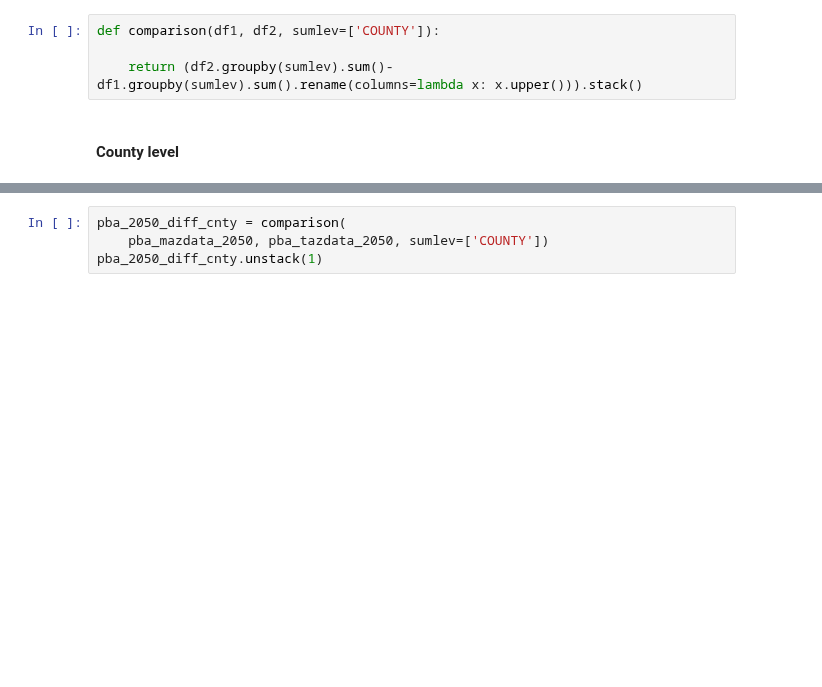
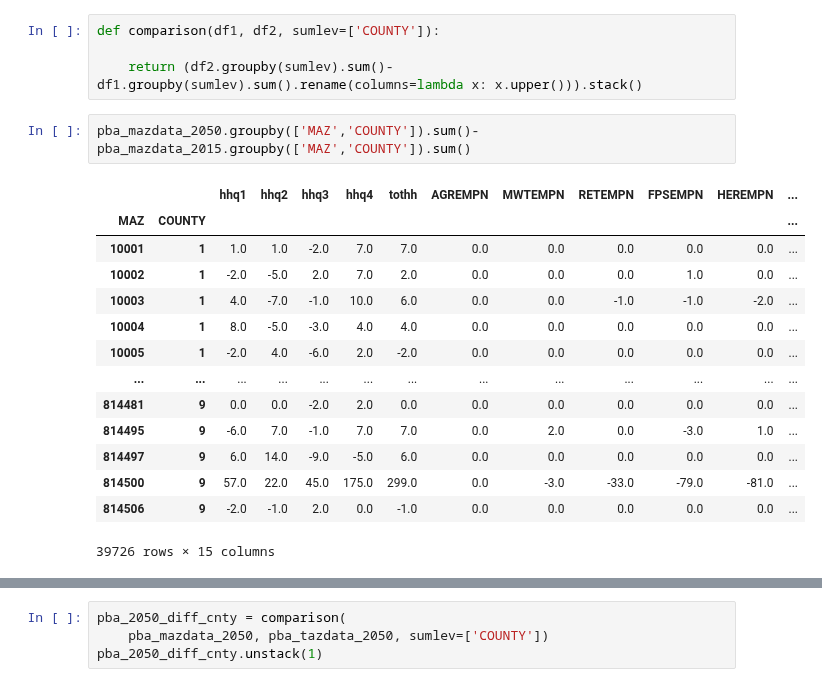
Before and after one commit to BayAreaMetro/petrale, a Jupyter notebook: scripts/Check TAZ vs MAZ data summaries.ipynb, the cells around one changed output, grey strips where cells are left out. Saved outputs shown, nothing was run; the diff lists cells and outputs as text; blank space fills up the shorter version.

```diff
--- a/scripts/Check TAZ vs MAZ data summaries.ipynb
+++ b/scripts/Check TAZ vs MAZ data summaries.ipynb
@@ -66,5 +66,20 @@ pba_tazdata_2050['taz1454'] = pba_tazdata_2050.ZONE
 def comparison(df1, df2, sumlev=['COUNTY']):
 
     return (df2.groupby(sumlev).sum()-df1.groupby(sumlev).sum().rename(columns=lambda x: x.upper())).stack()
-# %% [markdown]
-#### County level
+# %%
+pba_mazdata_2050.groupby(['MAZ','COUNTY']).sum()-pba_mazdata_2015.groupby(['MAZ','COUNTY']).sum()
+# %% [output]
+|  |  | hhq1 | hhq2 | hhq3 | hhq4 | tothh | AGREMPN | MWTEMPN | RETEMPN | FPSEMPN | HEREMPN | ... |
+| MAZ | COUNTY |  |  |  |  |  |  |  |  |  |  | ... |
+| 10001 | 1 | 1.0 | 1.0 | -2.0 | 7.0 | 7.0 | 0.0 | 0.0 | 0.0 | 0.0 | 0.0 | ... |
+| 10002 | 1 | -2.0 | -5.0 | 2.0 | 7.0 | 2.0 | 0.0 | 0.0 | 0.0 | 1.0 | 0.0 | ... |
+| 10003 | 1 | 4.0 | -7.0 | -1.0 | 10.0 | 6.0 | 0.0 | 0.0 | -1.0 | -1.0 | -2.0 | ... |
+| 10004 | 1 | 8.0 | -5.0 | -3.0 | 4.0 | 4.0 | 0.0 | 0.0 | 0.0 | 0.0 | 0.0 | ... |
+| 10005 | 1 | -2.0 | 4.0 | -6.0 | 2.0 | -2.0 | 0.0 | 0.0 | 0.0 | 0.0 | 0.0 | ... |
+| ... | ... | ... | ... | ... | ... | ... | ... | ... | ... | ... | ... | ... |
+| 814481 | 9 | 0.0 | 0.0 | -2.0 | 2.0 | 0.0 | 0.0 | 0.0 | 0.0 | 0.0 | 0.0 | ... |
+| 814495 | 9 | -6.0 | 7.0 | -1.0 | 7.0 | 7.0 | 0.0 | 2.0 | 0.0 | -3.0 | 1.0 | ... |
+| 814497 | 9 | 6.0 | 14.0 | -9.0 | -5.0 | 6.0 | 0.0 | 0.0 | 0.0 | 0.0 | 0.0 | ... |
+| 814500 | 9 | 57.0 | 22.0 | 45.0 | 175.0 | 299.0 | 0.0 | -3.0 | -33.0 | -79.0 | -81.0 | ... |
+| 814506 | 9 | -2.0 | -1.0 | 2.0 | 0.0 | -1.0 | 0.0 | 0.0 | 0.0 | 0.0 | 0.0 | ... |
+39726 rows × 15 columns
```
Also changed, not shown: parts of 8 cells of this notebook.
